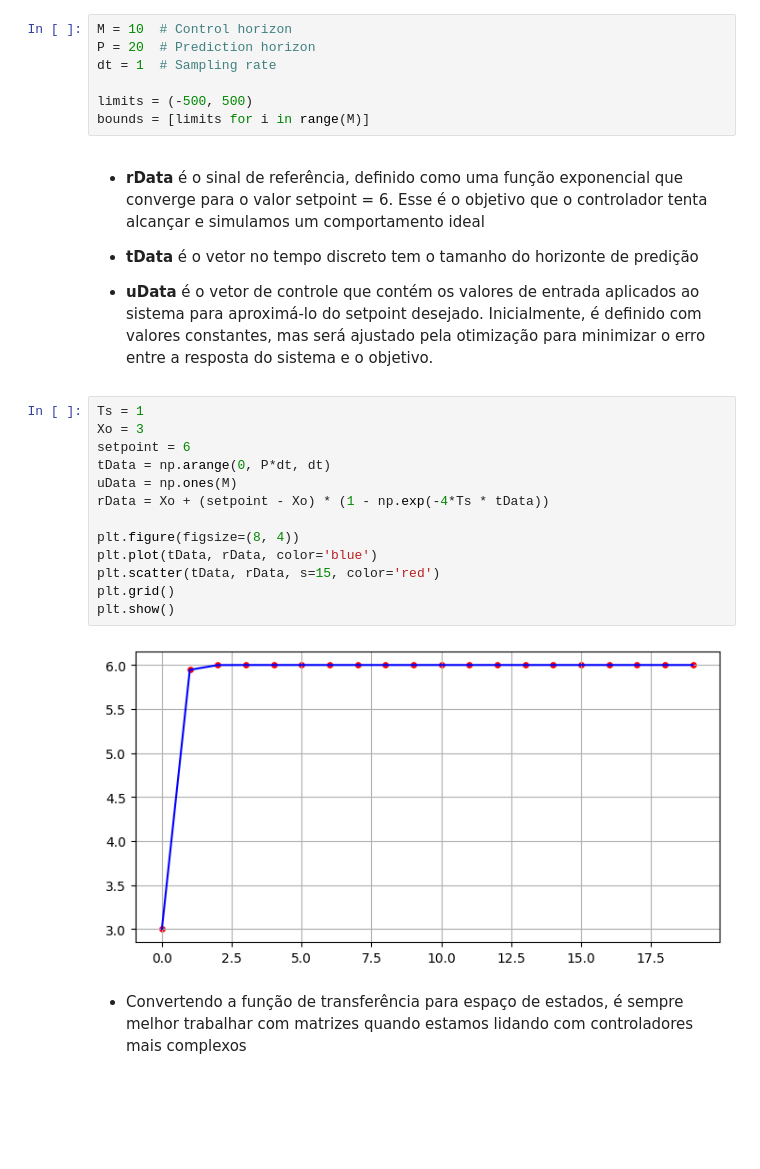
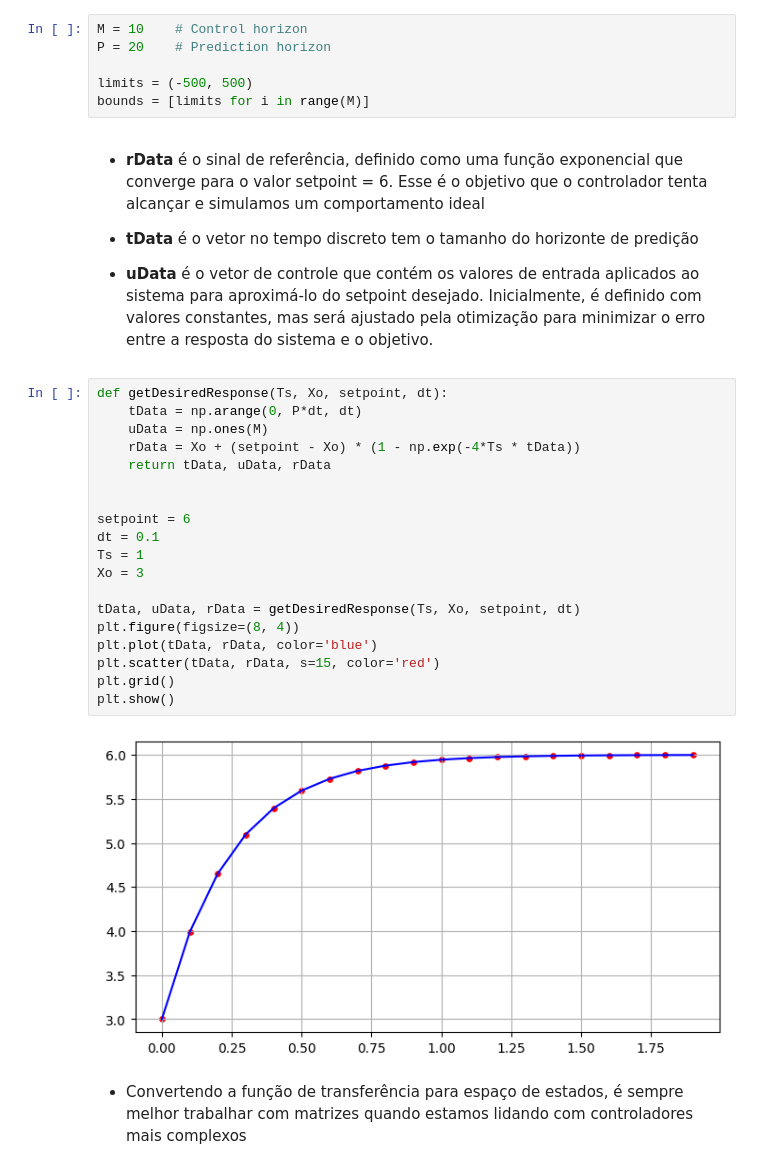
Before and after one commit to KlaussMarchi/PyTrole, a Jupyter notebook: MPC/Analisys.ipynb, the cells around one changed output. Saved outputs shown, nothing was run; the diff lists cells and outputs as text; blank space fills up the shorter version.

```diff
--- a/MPC/Analisys.ipynb
+++ b/MPC/Analisys.ipynb
@@ -39,9 +39,8 @@ plt.grid()
 
 - **dt** é o intervalo de tempo entre cada amostra, definindo o ritmo com que o sistema é atualizado e a frequência com que o controlador ajusta as ações de controle. No contexto de controle preditivo, dt afeta a resolução da previsão e controle, pois determina a granularidade do tempo, em que valores menores de dt permitem previsões mais detalhadas.
 # %%
-M = 10  # Control horizon
-P = 20  # Prediction horizon
-dt = 1  # Sampling rate
+M = 10    # Control horizon
+P = 20    # Prediction horizon
 
 limits = (-500, 500)
 bounds = [limits for i in range(M)]
@@ -52,20 +51,26 @@ bounds = [limits for i in range(M)]
 
 - **uData** é o vetor de controle que contém os valores de entrada aplicados ao sistema para aproximá-lo do setpoint desejado. Inicialmente, é definido com valores constantes, mas será ajustado pela otimização para minimizar o erro entre a resposta do sistema e o objetivo.
 # %%
+def getDesiredResponse(Ts, Xo, setpoint, dt):
+    tData = np.arange(0, P*dt, dt)
+    uData = np.ones(M)
+    rData = Xo + (setpoint - Xo) * (1 - np.exp(-4*Ts * tData))
+    return tData, uData, rData
+
+
+setpoint = 6
+dt = 0.1
 Ts = 1
 Xo = 3
-setpoint = 6
-tData = np.arange(0, P*dt, dt)
-uData = np.ones(M)
-rData = Xo + (setpoint - Xo) * (1 - np.exp(-4*Ts * tData))
 
+tData, uData, rData = getDesiredResponse(Ts, Xo, setpoint, dt)
 plt.figure(figsize=(8, 4))
 plt.plot(tData, rData, color='blue')
 plt.scatter(tData, rData, s=15, color='red')
 plt.grid()
 plt.show()
 # %% [output]
-[figure, old version]
+[figure, new version]
 # %% [markdown]
 - Convertendo a função de transferência para espaço de estados, é sempre melhor trabalhar com matrizes quando estamos lidando com controladores mais complexos
 # %%
```
Also changed, not shown: parts of 9 cells of this notebook, 1 other file.
